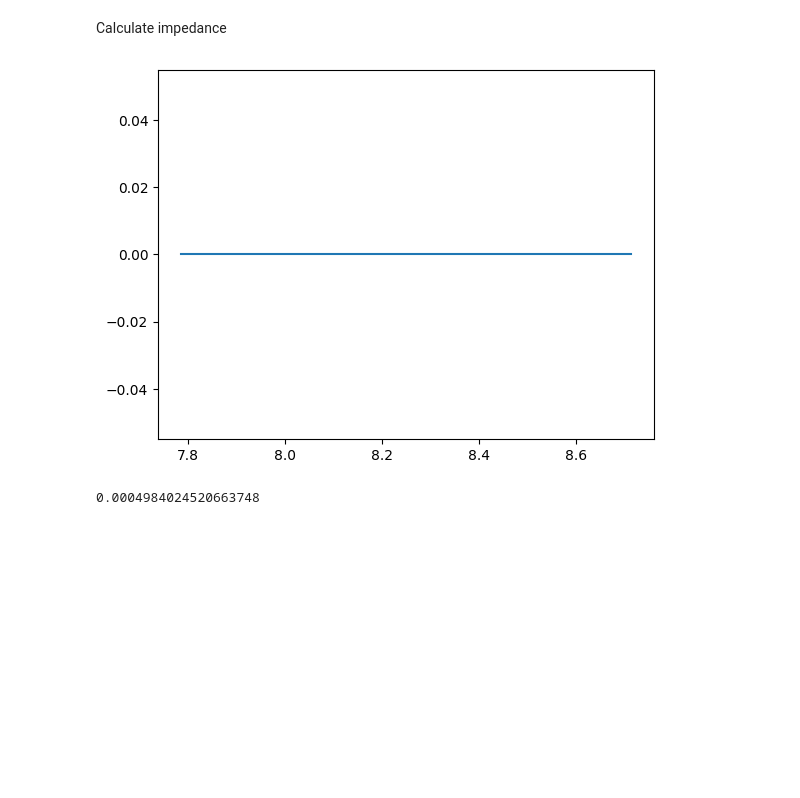
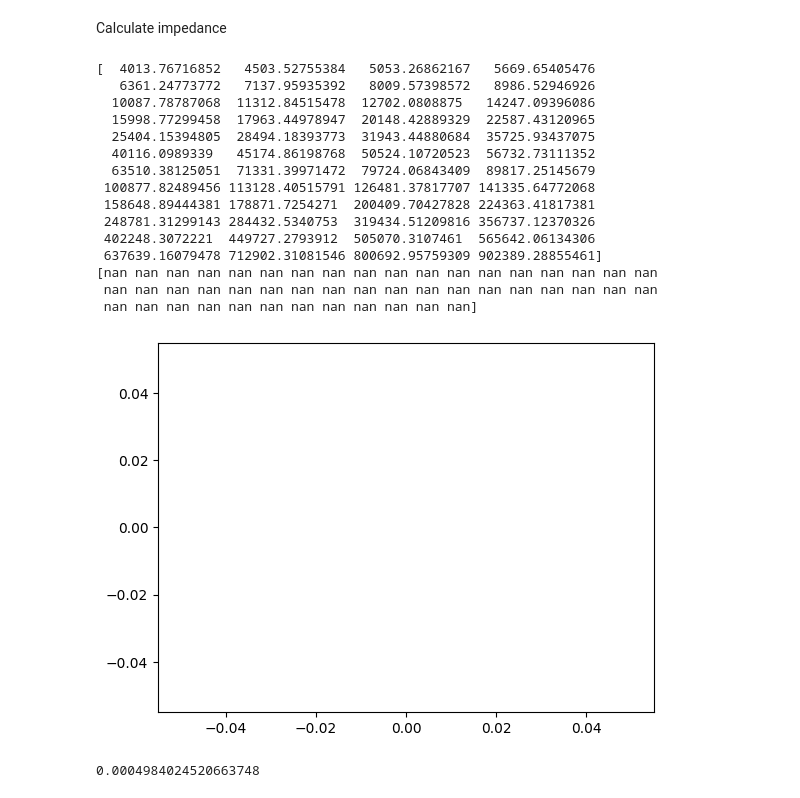
Before and after one commit to samaard2001/EIS-code, a Jupyter notebook: Code/EIS_ECM.ipynb, the cells around one changed output. Saved outputs shown, nothing was run; the diff lists cells and outputs as text; code cells hidden in the pictures; blank space fills up the shorter version.

Commit message:
Finished defining parameters

```diff
--- a/Code/EIS_ECM.ipynb
+++ b/Code/EIS_ECM.ipynb
@@ -103,6 +103,7 @@ literature_params = {
     'Lower voltage cut-off [V]': 2.5,
     'Upper voltage cut-off [V]': 4.5,
     'Nominal cell capacity [A.h]': 3.5,
+    'EC initial concentration in electrolyte [mol.m-3]': 4541.0,
 
  # From Table 3 in https://doi.org/10.1016/j.jpowsour.2018.11.043
     'Maximum concentration in negative electrode [mol.m-3]': 32418.5,
@@ -148,6 +149,7 @@ literature_params = {
     'Separator specific heat capacity [J.kg-1.K-1]': 1978.2,
     'Separator thermal conductivity [W.m-1.K-1]': 0.33,
     'Separator thickness [m]': 12e-06,
+
     # end of table data
     }
 
@@ -167,15 +169,18 @@ for parameter, value in literature_params.items():
 Finding the -dU/dcs for each the anode and the cathode
 # %%
 c_n_max = params["Maximum concentration in negative electrode [mol.m-3]"]
+c_n_s_max = c_n_max
 c_p_max = params["Maximum concentration in positive electrode [mol.m-3]"]
+c_p_s_max = c_p_max
 
 params.set_initial_stoichiometries(0.45) # Setting SOC, this changes the initial concentrations
 c_n = params['Initial concentration in negative electrode [mol.m-3]']
+c_n_s = c_n # for the surface of the particle
 c_p = params['Initial concentration in positive electrode [mol.m-3]']
+c_p_s = c_p
 
 def sech_2(z):
     return 1/np.cosh(z)**2
-
 
 def _dU_dc_anode(c):
     x = c/c_n_max
@@ -247,0 +221,18 @@ TypeError: unsupported operand type(s) for *: 'int' and 'function'
+# %%
+
+def R_ct(i_0):
+    return (R*T)/(n*F*i_0) # [ohm.m^2]
+
+R1_a = R_ct(i_0_a).__dict__['_value']
+R1_c = R_ct(i_0_c).__dict__['_value']
+
+def pore_surface_area(V_electrode, e):
+    V_particle = (4*np.pi/3)*r**3
+    V_pores = e*V_electrode
+    # Number of particles
+    N = V_pores/V_particle
+    # Surface area of particle
+    A_particle = 4*np.pi*r**2
+    # Total surface area of pores
+    A_total = N*A_particle # so that A_total = (3*e*V_electrode)/r_particle
+    return A_total # [m^2]
@@ -261,30 +284,53 @@ Calculate impedance
 # %%
 # Function to calculate Z
 def calc_Z(comp, frequencies):
     # Update param dictionary from the flat parameter list (comp), where comp is updated values
-    param = list_to_dict(parametre, comp)
+    param = list_to_dict(a_parametre, comp)
     ang_freq = 2 * np.pi * frequencies
 
+    # Calculating R_part
     R_part = _dU_dc_anode(c_n)*(param['Rs']/(F*param['Ds']))
+    #print(R_part)
+
+    #Calculating Y_s
     omega_s = (ang_freq*param['Rs']**2)/param['Ds']
     Y_s = (np.sqrt(1j*omega_s) - np.tanh(np.sqrt(1j*omega_s)))/np.tanh(np.sqrt(1j*omega_s))
+    #print(omega_s)
+    #print(Y_s)
 
     # For one specific particle: Y = 1/Z
-    Y = 1/((param['R1'] + R_part/Y_s)/(1 + 1j*ang_freq*param['C1']*(param['R1'] + R_part/Y_s)) + param['R2']/(1+1j*ang_freq*param['R2']*param['C2']))
+    Y = 1/((param['R1'] + R_part/Y_s)/(1 + 1j*ang_freq*param['C1']*(param['R1'] + R_part/Y_s)))
+    #print(Y)
 
     # The total impedance:
-    v = param['L']/(((param['K']*param['sigma'])/(param['K'] + param['sigma']))**0.5*(np.absolute(param['a']*Y))**(-0.5))
+    v = param['L']/(((param['K']*param['sigma'])/(param['K'] + param['sigma']))**0.5*(np.abs(param['a']*Y))**(-0.5))
+    print(v)
     Z = (param['L']/(param['K']+param['sigma']))*(1 + (2 + (param['sigma']/param['K'] + param['K']/param['sigma'])*np.cosh(v))/(v*np.sinh(v)))
-
+    print(Z)
     return Z
 
 frequencies = np.array(get_exp_data(1, "")[1])
-Z_init = calc_Z(dict_to_list(parametre), frequencies)
+Z_init = calc_Z(dict_to_list(a_parametre), frequencies)
 
 plt.plot(Z_init.real, -Z_init.imag)
 plt.show()
 # %% [output]
+[  4013.76716852   4503.52755384   5053.26862167   5669.65405476
+   6361.24773772   7137.95935392   8009.57398572   8986.52946926
+  10087.78787068  11312.84515478  12702.0808875   14247.09396086
+  15998.77299458  17963.44978947  20148.42889329  22587.43120965
+  25404.15394805  28494.18393773  31943.44880684  35725.93437075
+  40116.0989339   45174.86198768  50524.10720523  56732.73111352
+  63510.38125051  71331.39971472  79724.06843409  89817.25145679
+ 100877.82489456 113128.40515791 126481.37817707 141335.64772068
+ 158648.89444381 178871.7254271  200409.70427828 224363.41817381
+ 248781.31299143 284432.5340753  319434.51209816 356737.12370326
+ 402248.3072221  449727.2793912  505070.3107461  565642.06134306
+ 637639.16079478 712902.31081546 800692.95759309 902389.28855461]
+[nan nan nan nan nan nan nan nan nan nan nan nan nan nan nan nan nan nan
+ nan nan nan nan nan nan nan nan nan nan nan nan nan nan nan nan nan nan
+ nan nan nan nan nan nan nan nan nan nan nan nan]
-[figure, old version]
+[figure, new version]
 # %%
 
 # Optimizing the difference function for a given data set
```
Also changed, not shown: parts of 7 cells of this notebook, 1 other file.
